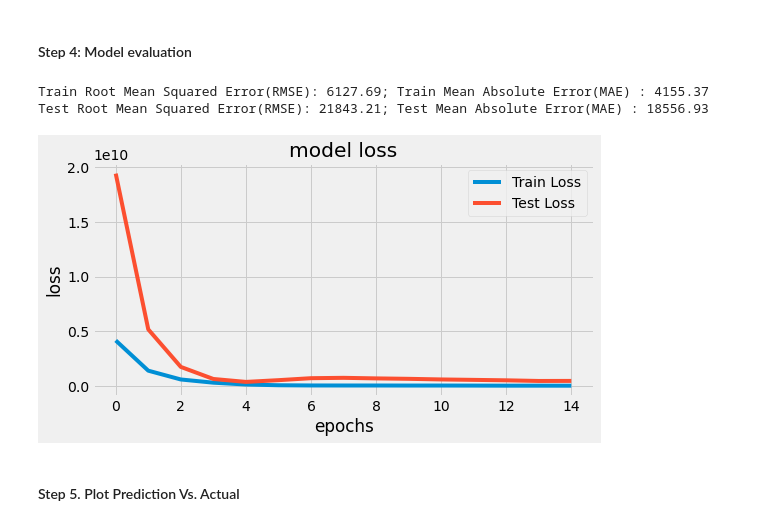
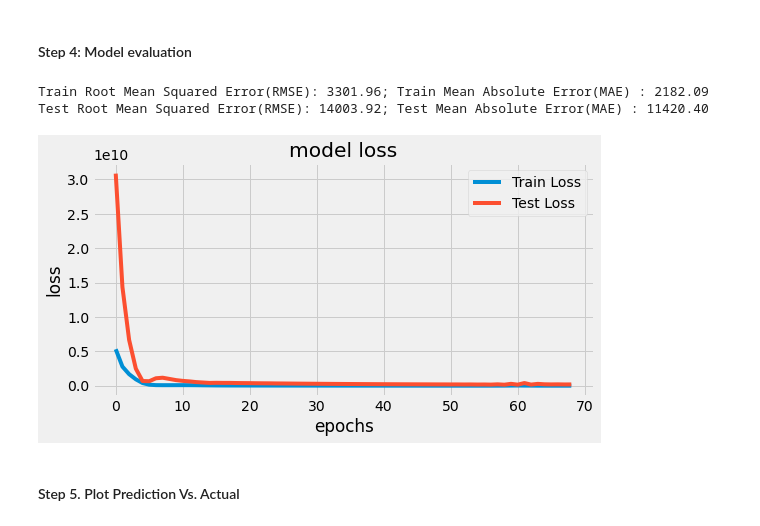
Before and after one commit to luke-c-newell/Final_Project, a Jupyter notebook: ML_Models/Deep_Learning_Recipe.ipynb, the cells around one changed output. Saved outputs shown, nothing was run; the diff lists cells and outputs as text; code cells hidden in the pictures.

Commit message:
Updated ML Models with Output graphs

```diff
--- a/ML_Models/Deep_Learning_Recipe.ipynb
+++ b/ML_Models/Deep_Learning_Recipe.ipynb
@@ -88,6 +81,6 @@ covid_data_raw_df.head()
 # %%
 # For proof-of-concept, focus on 1 country
-covid_data_poc_df = covid_data_raw_df[covid_data_raw_df["location"] == "United States"]
+covid_data_poc_df = covid_data_final_df[covid_data_final_df["location"] == "United States"]
 
 
 # Convert NAN to 0
@@ -95,9 +88,6 @@ covid_data_poc_df = covid_data_poc_df.fillna(0)
 
 
 covid_data_new_cases_df = covid_data_poc_df[['date', 'new_cases']]
-# covid_data_new_cases_df = covid_data_new_cases_df.set_index('date')
-# !!!!!!!!!!!!!!!!!!!index!!!!!!!!!!!!!!!
-
 covid_data_new_cases_df.head()
 # %% [output]
 |  | date | new_cases |
@@ -184,25 +229,22 @@ look_back = 15
 
 #Split data set into testing dataset and train dataset
 train_size = round(.75*len(covid_data_new_cases_df))
-
-
-train, test =covid_data_new_cases_df.values[0:train_size,:],covid_data_new_cases_df.values[train_size:len(covid_data_new_cases_smooth_df.values),:]
-
+train, test =covid_data_new_cases_df.values[0:train_size,:],covid_data_new_cases_df.values[train_size:len(covid_data_new_cases_df.values),:]
 
 #convert dataset into right shape in order to input into the DNN
-trainX, trainY = convert2matrix(train, look_back)
-testX, testY = convert2matrix(test, look_back)
+trainXCases, trainYCases = convert2matrix(train, look_back)
+testXCases, testYCases = convert2matrix(test, look_back)
 
 
 print("Train length: ",train_size)
-print("Train length + Test Length : ",train_size + len(testX))
-print("Train length + Test Length + Look Back: ",train_size + len(testX) + look_back)
+print("Train length + Test Length : ",train_size + len(testXCases))
+print("Train length + Test Length + Look Back: ",train_size + len(testXCases) + look_back)
 print("Number of data observations: ",len(covid_data_new_cases_df))
 print("")
-print("trainX shape: ", trainX.shape)
-print("trainY shape: ", trainY.shape)
-print("testX shape: ", testX.shape)
-print("testY shape: ", testY.shape)
+print("trainX shape: ", trainXCases.shape)
+print("trainY shape: ", trainYCases.shape)
+print("testX shape: ", testXCases.shape)
+print("testY shape: ", testYCases.shape)
 # %% [output]
 Train length:  316
 Train length + Test Length :  406
@@ -228,6 +270,6 @@ def model_dnn(look_back):
 #### Step 3: Fit Model
 # %%
 model=model_dnn(look_back)
-history=model.fit(trainX,trainY, epochs=100, batch_size=30, verbose=1, validation_data=(testX,testY),callbacks=[EarlyStopping(monitor='val_loss', patience=10)],shuffle=False)
+history=model.fit(trainXCases,trainYCases, epochs=100, batch_size=30, verbose=1, validation_data=(testXCases,testYCases),callbacks=[EarlyStopping(monitor='val_loss', patience=10)],shuffle=False)
 # %% [output]
 Epoch 1/100
@@ -260,22 +302,22 @@ def model_loss(history):
     plt.legend(loc='upper right')
     plt.show();
 # %%
-train_predict = model.predict(trainX)
-test_predict = model.predict(testX)
+train_predict_Cases = model.predict(trainXCases)
+test_predict_Cases = model.predict(testXCases)
 
 
 
-train_score = model.evaluate(trainX, trainY, verbose=0)
+train_score = model.evaluate(trainXCases, trainYCases, verbose=0)
 print('Train Root Mean Squared Error(RMSE): %.2f; Train Mean Absolute Error(MAE) : %.2f '
 % (np.sqrt(train_score[1]), train_score[2]))
-test_score = model.evaluate(testX, testY, verbose=0)
+test_score = model.evaluate(testXCases, testYCases, verbose=0)
 print('Test Root Mean Squared Error(RMSE): %.2f; Test Mean Absolute Error(MAE) : %.2f '
 % (np.sqrt(test_score[1]), test_score[2]))
 model_loss(history)
 # %% [output]
-Train Root Mean Squared Error(RMSE): 6127.69; Train Mean Absolute Error(MAE) : 4155.37
-Test Root Mean Squared Error(RMSE): 21843.21; Test Mean Absolute Error(MAE) : 18556.93
+Train Root Mean Squared Error(RMSE): 3301.96; Train Mean Absolute Error(MAE) : 2182.09
+Test Root Mean Squared Error(RMSE): 14003.92; Test Mean Absolute Error(MAE) : 11420.40
-[figure, old version]
+[figure, new version]
 # %% [markdown]
 #### Step 5. Plot Prediction Vs. Actual
 # %%
```
Also changed, not shown: parts of 62 cells of this notebook, 2 other files.
